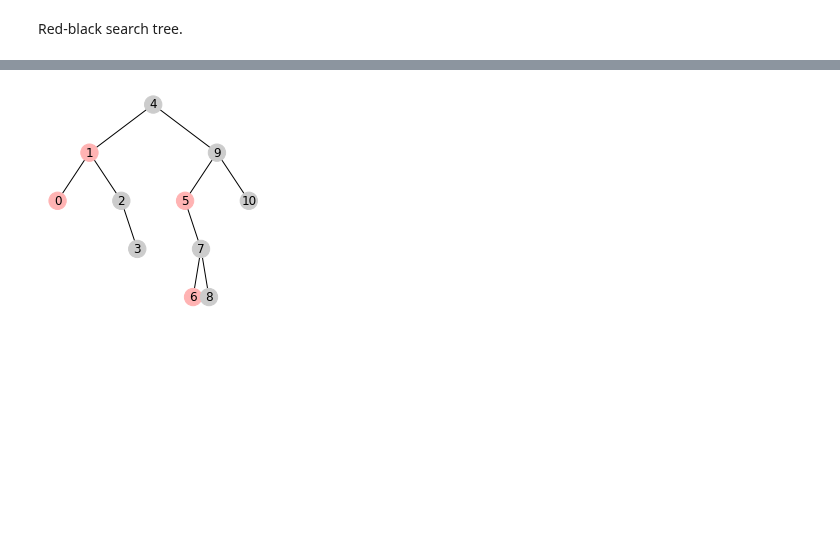
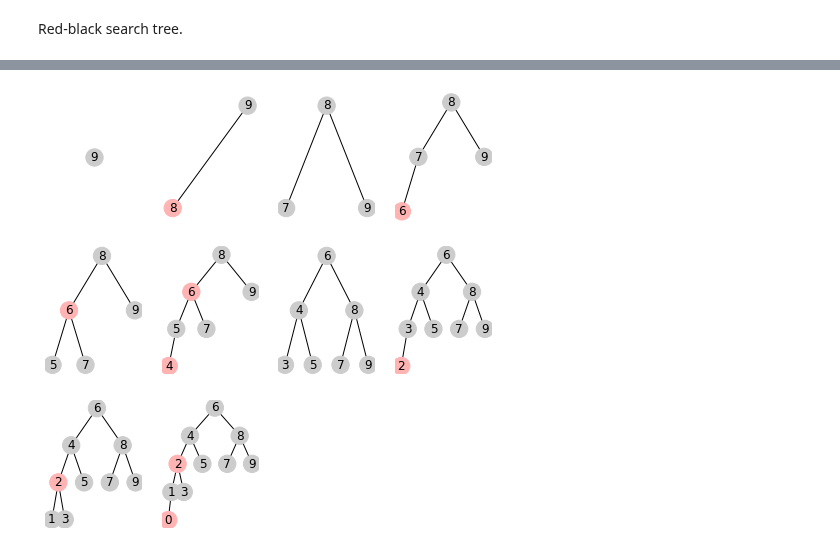
Before and after one commit to khakhalin/Sketches, a Jupyter notebook: classic/bst_red_black.ipynb, the cells around one changed output, grey strips where cells are left out. Saved outputs shown, nothing was run; the diff lists cells and outputs as text; code cells hidden in the pictures; blank space fills up the shorter version.

```diff
--- a/classic/bst_red_black.ipynb
+++ b/classic/bst_red_black.ipynb
@@ -21,14 +21,18 @@ class Node:
         return f"{self.key}:{self.value}({str(self.left)})({str(self.right)})"
 
     def write(self,key,value):
+        print(f'Call write with key {key} on node {self.key}')
         if key==self.key:           self.value = value
         elif key<self.key:
-            if self.left is None:   self.left = Node(key, value, self, red=True)
-            else:                   self.left = self.left.write(key,value)
+            if self.left is None:   self.left =  Node(key, value, parent=self, red=True)
+            else:                   self.left =  self.left.write(key,value)
+            #self.left = self.left.balance()
         else:
-            if self.right is None:  self.right = Node(key, value, self)
+            if self.right is None:  self.right = Node(key, value, parent=self, red=True)
             else:                   self.right = self.right.write(key,value)
-        return self
+            #self.right = self.right.balance()
+        self.fix_parents()
+        return self.balance()
 
     def read(self,key):
         if key==self.key:      return self.value
@@ -45,7 +49,7 @@ class Node:
             if self.left is not None: self.left = self.left.delete(key)
         else:
             if self.right is not None: self.right = self.right.delete(key)
-        return self
+        return self.balance()
 
     def _remove(self):
         """Helper that actually deletes a given node."""
@@ -69,6 +73,57 @@ class Node:
         if succ.right is not None:
             succ.right.parent = succ.parent
         return self
+
+    def balance(self):
+        """Balances current node (and its kids)"""
+        print(f'Called balance on node {self.key}')
+        if (self.right is not None and self.right.is_red and
+            (self.left is None or not self.left.is_red)):
+            self = self._rotate(direction='left')
+        if (self.left is not None and self.left.is_red and
+            self.left.left is not None and self.left.left.is_red):
+            self = self._rotate(direction='right')
+        if (self.left is not None and self.right is not None and
+            self.left.is_red and self.right.is_red):
+            # Flip edge colors
+            self.left.is_red = False
+            self.right.is_red = False
+            self.is_red = not self.is_red
+        #print(f'Node {self.key} isred is {self.is_red}, and has a parent of {self.parent}')
+        if self.parent is None: # root
+            self.is_red = False
+        return self
+
+    def fix_parents(self, nodes=None):
+        if nodes is None:
+            nodes = [self]
+        for node in nodes:
+            if node.right is not None:
+                node.right.parent = node
+            if node.left is not None:
+                node.left.parent = node
+
+    def _rotate(self, direction):
+        # We assume that all checks for rotateableness are passed
+        print(f'Called rotation {direction} on node {self.key}')
+        if direction=='left':
+            # Is called when b is to the right from a, and red
+            a = self
+            b = self.right
+            a.right, b.left, b.parent, a.parent = b.left, a, a.parent, b
+            b.is_red = a.is_red
+            a.is_red = True
+            self.fix_parents([a,b])
+            return b
+        if direction=='right':
+            # Is called when a is red, and its left is also red
+            b = self
+            a = self.left
+            b.left, a.right, a.parent, b.parent = a.right, b, b.parent, a
+            a.is_red = b.is_red
+            b.is_red = True
+            self.fix_parents([a,b])
+            return a
 
 class Tree:
     def __init__(self):
@@ -104,7 +159,7 @@ class Tree:
             if parent is not None:                g.add_edge(parent.key, node.key)
             if node.left is not None:             q.append((node, node.left,  level+1, shift-1/(2**level)))
             if node.right is not None:            q.append((node, node.right, level+1, shift+1/(2**level)))
-        fig = plt.figure(figsize=(3,3))
+        # fig = plt.figure(figsize=(2,2))
         pos = nx.planar_layout(g)
         pos = {key:shifts[key] for key,val in pos.items()}
         nx.draw(g, pos, node_color=colors, with_labels=True)
@@ -124,14 +179,13 @@ class Tree:
 # Test
 np.random.seed(2)
 t = Tree()
-for i in np.random.permutation(11):
-    t.write(i,str(i))
-print(t)
-t.plot()
-print(t.read(4))
-t.delete(4)
-t.plot()
-t.delete(9)
-t.plot()
-t.validate_parents()
+#values = [4,6,8,2,1,0,-1]
+values = [9,8,7,6,5,4,3,2,1,0]
+plt.figure(figsize=(8,8))
+for i in range(len(values)):
+    plt.subplot(3, 1+ len(values) // 3, 1+i)
+    t.write(values[i], str(values[i]))
+    #print(t)
+    t.plot()
+    #t.validate_parents()
 # %% [output]
@@ -140 +209 @@ t.validate_parents()
-[figure, old version]
+[figure, new version]
```
Also changed, not shown: parts of 2 cells of this notebook.
